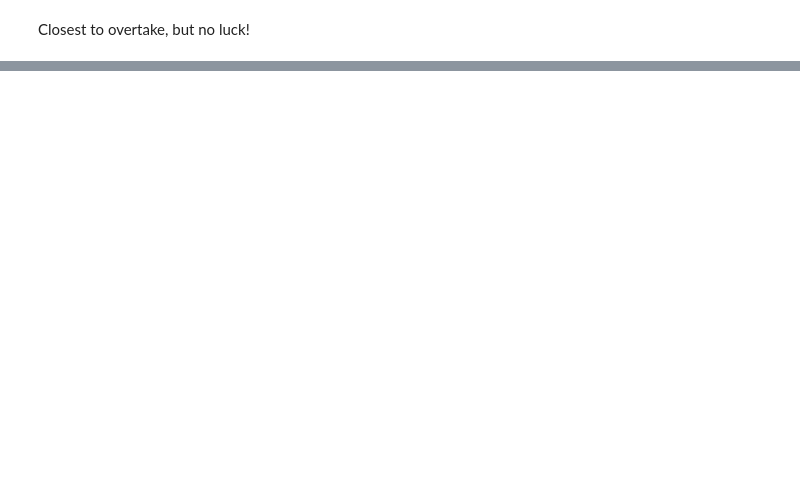
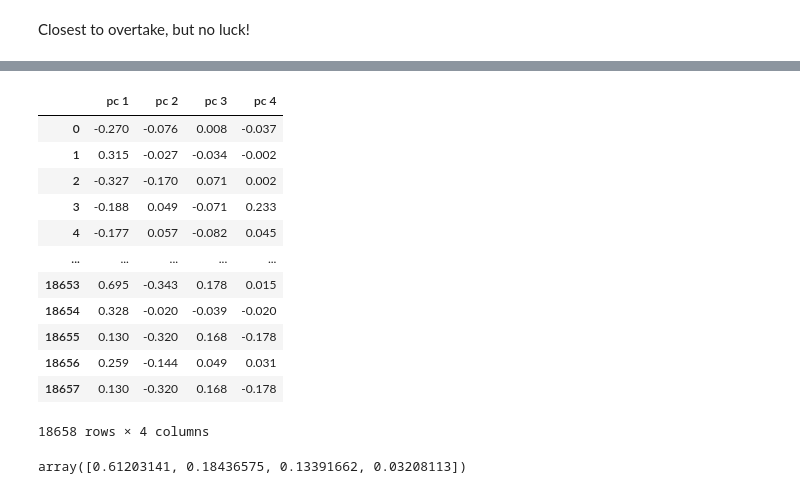
Before and after one commit to cph-oo221/Dat4-BI-MP3, a Jupyter notebook: MP3 - machine learning by regression.ipynb, the cells around one changed output, grey strips where cells are left out. Drawn from its saved outputs; the diff is of its cells as text; code cells hidden in the pictures; blank space fills up the shorter version.

```diff
--- a/MP3 - machine learning by regression.ipynb
+++ b/MP3 - machine learning by regression.ipynb
@@ -781,0 +833,5 @@ print(price)
+# %%
+comp_amount = 4
+pca = PCA(n_components=comp_amount)
+pca_X = pca.fit_transform(X)
+pca_X
@@ -781,0 +846,27 @@ print(price)
+# %%
+cols = []
+for i in range(comp_amount):
+    cols.append(f'pc {i +1}')
+
+
+pcadf = pd.DataFrame(data = pca_data, columns = cols)
+pcadf
+# %% [output]
+|  | pc 1 | pc 2 | pc 3 | pc 4 |
+| 0 | -0.270 | -0.076 | 0.008 | -0.037 |
+| 1 | 0.315 | -0.027 | -0.034 | -0.002 |
+| 2 | -0.327 | -0.170 | 0.071 | 0.002 |
+| 3 | -0.188 | 0.049 | -0.071 | 0.233 |
+| 4 | -0.177 | 0.057 | -0.082 | 0.045 |
+| ... | ... | ... | ... | ... |
+| 18653 | 0.695 | -0.343 | 0.178 | 0.015 |
+| 18654 | 0.328 | -0.020 | -0.039 | -0.020 |
+| 18655 | 0.130 | -0.320 | 0.168 | -0.178 |
+| 18656 | 0.259 | -0.144 | 0.049 | 0.031 |
+| 18657 | 0.130 | -0.320 | 0.168 | -0.178 |
+18658 rows × 4 columns
+# %%
+explained_variance = pca.explained_variance_ratio_
+explained_variance
+# %% [output]
+array([0.61203141, 0.18436575, 0.13391662, 0.03208113])
```
Also changed, not shown: parts of 44 cells of this notebook, 1 other file.
